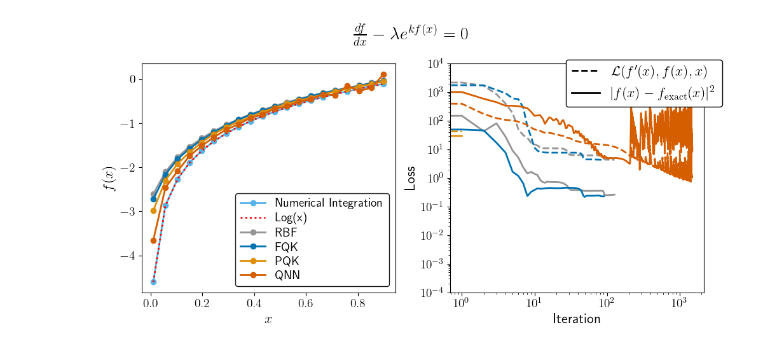
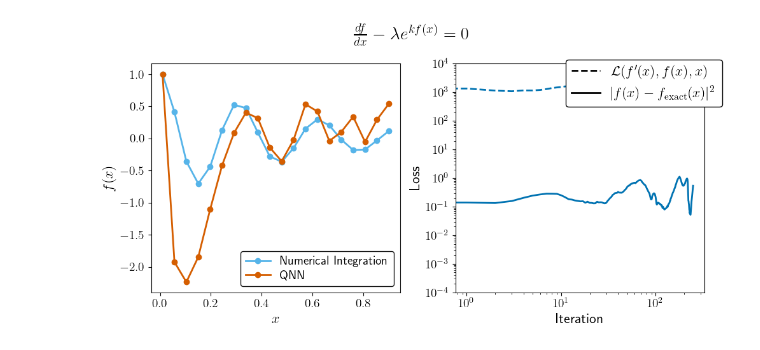
Before and after one commit to rupof/KernelDE, a Jupyter notebook: plotting_notebooks/local_plot_log_shots.ipynb, the cells around one changed output. Saved outputs shown, nothing was run; the diff lists cells and outputs as text; code cells hidden in the pictures.

```diff
--- a/plotting_notebooks/local_plot_log_shots.ipynb
+++ b/plotting_notebooks/local_plot_log_shots.ipynb
@@ -31,0 +13,2 @@ results_FQK
+# %%
+results_QNN = load_feather_folder_as_pd("../data/results/DE_10_31")
@@ -32,3 +26,3 @@ results_FQK
 # %%
 x_line = np.linspace(0.01, 0.9, 20)
-f_odeint = odeint(mapping_of_derivatives_of_loss_functions["log_ode"], [ np.log(0.01)], x_line[:])[:,0].flatten()
+f_odeint = odeint(mapping_of_derivatives_of_loss_functions["paper"], [ 1], x_line[:])[:,0].flatten()
@@ -48,12 +62,10 @@ FQK_color, PQK_color, QNN_color = cmap.colors[0], cmap.colors[1], cmap.colors[3]
 RBF_color = cmap.colors[7]
 
 x_span_plot = x_line
+
+index = 3
 ax1.plot(x_span_plot, f_odeint, "-o", label="Numerical Integration", color=cmap.colors[9], linewidth=2)
-ax1.plot(x_span_plot, np.log(x_span_plot), ":", label="Log(x)", color="red", linewidth=2)
-ax1.plot(x_span_plot, results_classical["f_sol"][0], "-o", label="RBF", color=RBF_color, linewidth=2)
-ax1.plot(x_span_plot, results_FQK["f_sol"][0], "-o", label="FQK", color=FQK_color, linewidth=2)
-ax1.plot(x_span_plot, results_PQK["f_sol"][0], "-o", label="PQK", color=PQK_color, linewidth=2)
-ax1.plot(x_span_plot, results_QNN["f_sol"][0], "-o", label="QNN", color=QNN_color, linewidth=2)
+ax1.plot(x_span_plot, results_QNN["f_sol"][index], "-o", label="QNN", color=QNN_color, linewidth=2)
 
 ax1.legend()
 
@@ -61,44 +73,34 @@ ax1.legend()
 ax2.plot([10**-12, 1.2*10**-12 ], color="black", linestyle="--", label="$\mathcal{L}(f^\prime(x), f(x), x)$", linewidth=2)
 ax2.plot([10**-12, 1.2*10**-12 ], color="black", label="$|f(x)-f_{\mathrm{exact}}(x)|^2$", linewidth=2)
 
 
 
-ax2.plot(results_classical["loss_history"][0], color=RBF_color, linestyle="--", linewidth=2)
-ax2.plot(results_classical["mse_history"][0], color=RBF_color,  linewidth=2)
-
 #change legend color
 
-ax2.plot(results_FQK["loss_history"][0], color=FQK_color, linestyle="--", linewidth=2)
-ax2.plot(results_FQK["mse_history"][0], color=FQK_color, linewidth=2)
+ax2.plot(results_QNN["loss_history"][index], color=FQK_color, linestyle="--", linewidth=2)
+ax2.plot(results_QNN["mse_history"][index], color=FQK_color, linewidth=2)
 
-ax2.plot(results_PQK["loss_history"][0], color=PQK_color, linestyle="--", linewidth=2)
-ax2.plot(results_PQK["mse_history"][0], color=PQK_color, linewidth=2)
-
-
-
-ax2.plot(results_QNN["loss_history"][0], color=QNN_color, linestyle="--", linewidth=2)
-ax2.plot(results_QNN["mse_history"][0], color=QNN_color, linewidth=2)
 
 ax1.legend(fontsize=14, loc="lower right", edgecolor="black", fancybox=True, frameon=True, framealpha=0.9, labelspacing=0.25)
 ax2.legend(fontsize=16, loc="upper right", bbox_to_anchor=(1.1, 1.05), edgecolor="black", fancybox=True, frameon=True, framealpha=1, labelspacing=0.5)
 
 plt.suptitle(r"$\frac{df}{dx} - \lambda e^{kf(x)} = 0$", fontsize=20)
 
 ax1.set_ylabel("$f(x)$", fontsize=16)
 ax1.set_xlabel("$x$", fontsize=16)
 ax1.tick_params(axis='both', which='major', labelsize=14)
 
 ax2.set_ylabel("Loss", fontsize=16)
 ax2.set_xlabel("Iteration", fontsize=16)
 ax2.tick_params(axis='both', which='major', labelsize=14)
 
 ax2.set_yscale("log")
 ax2.set_xscale("log")
 
 ax2.set_ylim(10**-4, 10**4)
 plt.tight_layout()
 plt.show()
 
-fig.savefig("../plotting_notebooks/DE_log.png", bbox_inches='tight', dpi=400)
+#fig.savefig("../plotting_notebooks/DE_log.png", bbox_inches='tight', dpi=400)
 # %% [output]
-[figure, old version]
+[figure, new version]
```
Also changed, not shown: parts of 6 cells of this notebook, 11 other files.
